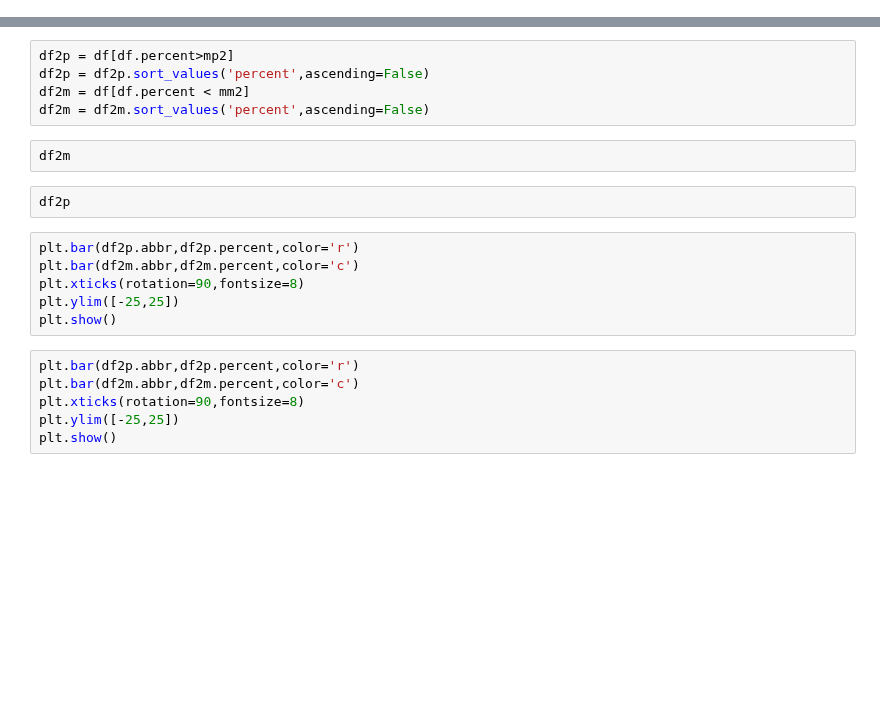
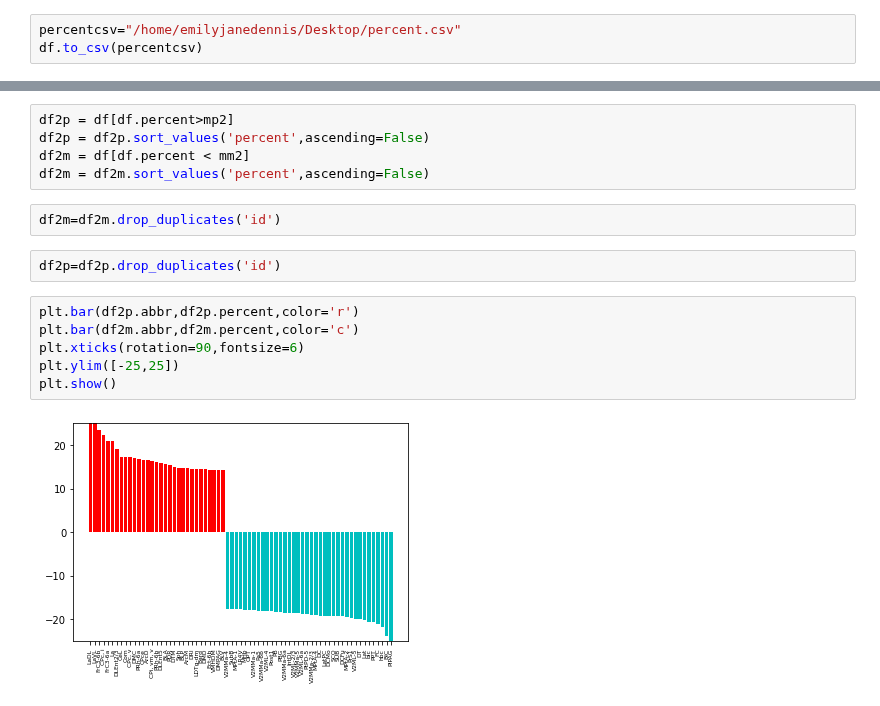
Before and after one commit to PrincetonUniversity/BrainPipe, a Jupyter notebook: tools/analysis/calculating_vox-diffs-between-tiffs.ipynb, the cells around one changed output, grey strips where cells are left out. Cells and saved outputs as stored; diff of their text form; blank space fills up the shorter version.

```diff
--- a/tools/analysis/calculating_vox-diffs-between-tiffs.ipynb
+++ b/tools/analysis/calculating_vox-diffs-between-tiffs.ipynb
@@ -82,3 +147,6 @@ df.to_csv(percentcsv)
+# %%
+percentcsv="/home/emilyjanedennis/Desktop/percent.csv"
+df.to_csv(percentcsv)
 # %%
 df=pd.read_csv(percentcsv)
 # %%
@@ -143,19 +243,15 @@ df2p = df[df.percent>mp2]
 df2p = df2p.sort_values('percent',ascending=False)
 df2m = df[df.percent < mm2]
 df2m = df2m.sort_values('percent',ascending=False)
-# %%
-df2m
-# %%
-df2p
+# %%
+df2m=df2m.drop_duplicates('id')
+# %%
+df2p=df2p.drop_duplicates('id')
 # %%
 plt.bar(df2p.abbr,df2p.percent,color='r')
 plt.bar(df2m.abbr,df2m.percent,color='c')
-plt.xticks(rotation=90,fontsize=8)
+plt.xticks(rotation=90,fontsize=6)
 plt.ylim([-25,25])
 plt.show()
+# %% [output]
+[figure, added]
-# %%
-plt.bar(df2p.abbr,df2p.percent,color='r')
-plt.bar(df2m.abbr,df2m.percent,color='c')
-plt.xticks(rotation=90,fontsize=8)
-plt.ylim([-25,25])
-plt.show()
```
Also changed, not shown: parts of 20 cells of this notebook.
